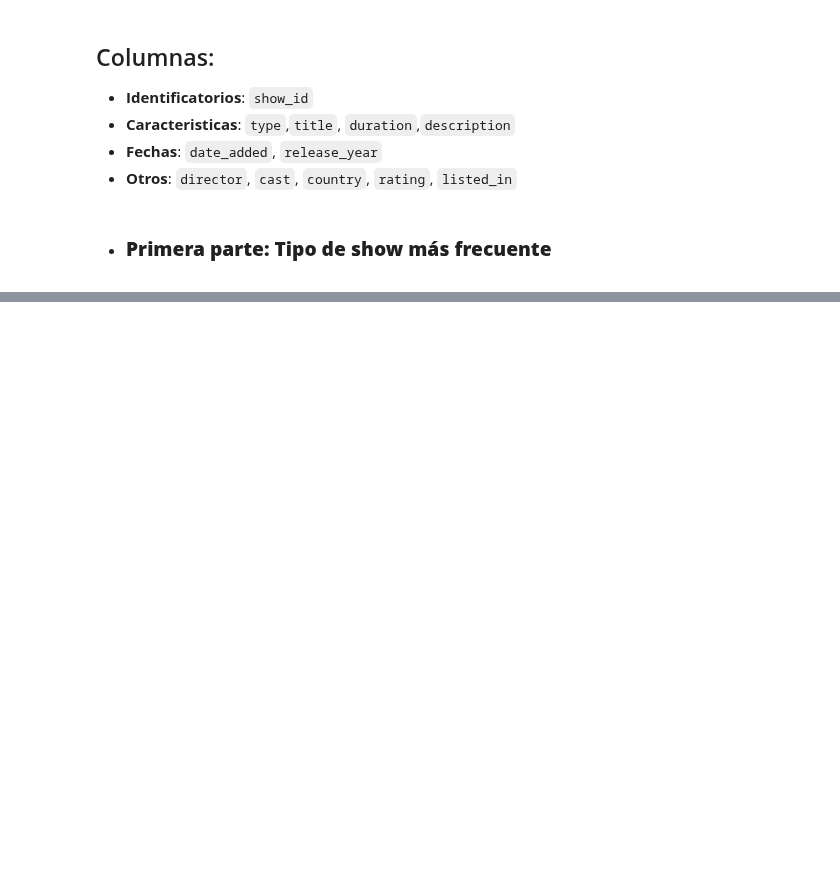
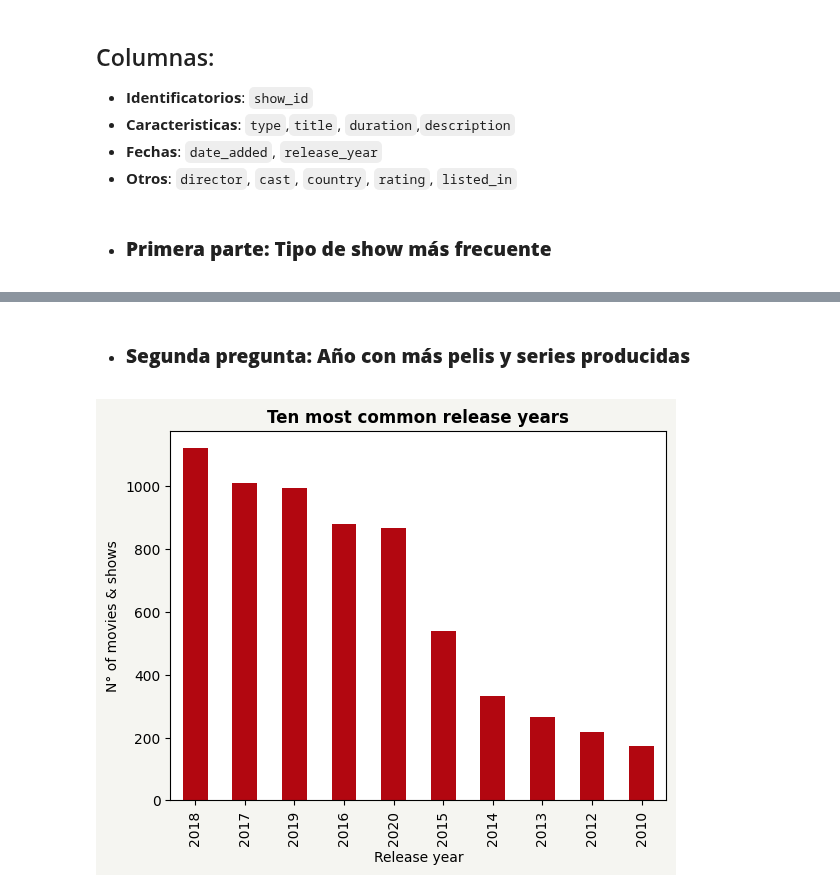
Before and after one commit to Apanizza197/AnalisisDeDatos, a Jupyter notebook: Practico2/practico_2.ipynb, the cells around one changed output, grey strips where cells are left out. Saved outputs shown, nothing was run; the diff lists cells and outputs as text; code cells hidden in the pictures; blank space fills up the shorter version.

Commit message:
Preguntas 1, 2 y 3 hechas

```diff
--- a/Practico2/practico_2.ipynb
+++ b/Practico2/practico_2.ipynb
@@ -64,0 +67,19 @@ plt.show()
+# %% [markdown]
++ ### **Segunda pregunta: Año con más pelis y series producidas**
+# %%
+#Count release_year and plot the ten most common years
+df['release_year'] = df['release_year'].astype(int)
+
+release_year_count = df['release_year'].value_counts().head(10)
+
+#Plotting
+fig, ax = plt.subplots()
+fig.patch.set_facecolor(color=colours[0])
+bar_colours = [colours[2]] * 10
+release_year_count.plot(kind='bar', color=bar_colours, ax=ax)
+ax.set_title('Ten most common release years', fontweight = 'bold')
+ax.set_xlabel('Release year')
+ax.set_ylabel('N° of movies & shows')
+plt.show()
+# %% [output]
+[figure, added]
```
Also changed, not shown: parts of 4 cells of this notebook.
